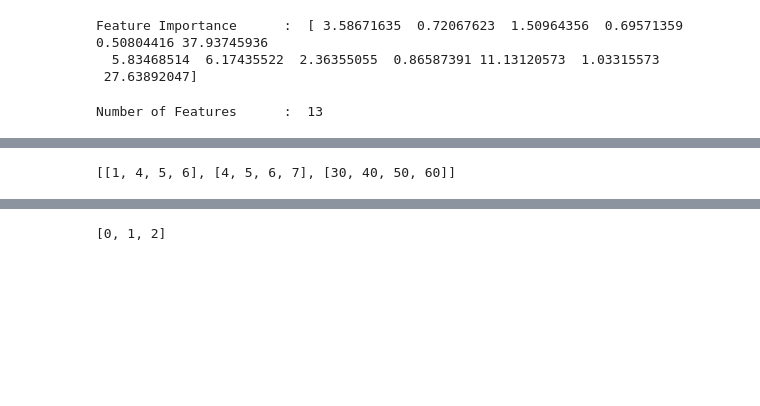
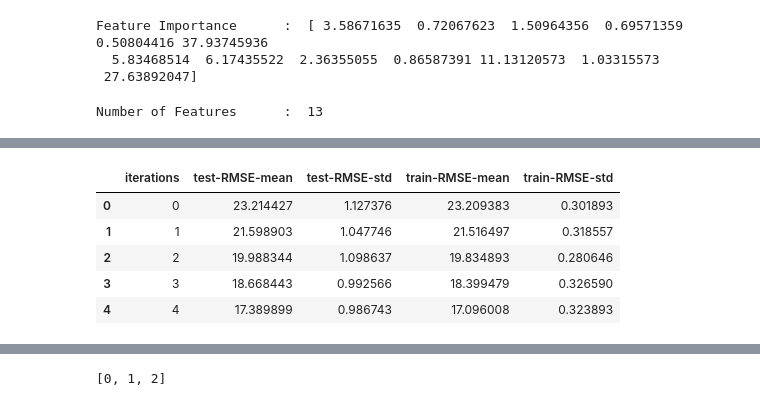
Before and after one commit to JF11579/Adelphi, a Jupyter notebook: CatBoost_Regression_Tutroial.ipynb, the cells around one changed output, grey strips where cells are left out. Saved outputs shown, nothing was run; the diff lists cells and outputs as text; code cells hidden in the pictures; blank space fills up the shorter version.

```diff
--- a/CatBoost_Regression_Tutroial.ipynb
+++ b/CatBoost_Regression_Tutroial.ipynb
@@ -279,0 +417,18 @@ Number of Features      :  13
+# %%
+booster = CatBoost()
+
+params = {
+            'iterations':[10,50],
+            'learning_rate':[0.01, 0.1],
+            'bootstrap_type':['Bayesian', 'Bernoulli', 'No']
+}
+
+search_results = booster.grid_search(params, X_train, y_train, cv=5)
+
+print("\nBest Params : ", search_results['params'])
+
+test_preds = booster.predict(X_test)
+train_preds = booster.predict(X_train)
+
+print("\nTest  R2 : %.2f"%eval_metric(y_test, test_preds, "R2")[0])
+print("Train R2 : %.2f"%eval_metric(y_train, train_preds, "R2")[0])
@@ -279,0 +454,11 @@ Number of Features      :  13
+# %%
+cv_results = pd.DataFrame(search_results["cv_results"])
+
+cv_results.head()
+# %% [output]
+|  | iterations | test-RMSE-mean | test-RMSE-std | train-RMSE-mean | train-RMSE-std |
+| 0 | 0 | 23.214427 | 1.127376 | 23.209383 | 0.301893 |
+| 1 | 1 | 21.598903 | 1.047746 | 21.516497 | 0.318557 |
+| 2 | 2 | 19.988344 | 1.098637 | 19.834893 | 0.280646 |
+| 3 | 3 | 18.668443 | 0.992566 | 18.399479 | 0.326590 |
+| 4 | 4 | 17.389899 | 0.986743 | 17.096008 | 0.323893 |
@@ -286,4 +484,0 @@ train_data = [[1, 4, 5, 6],
-# %%
-train_data
-# %% [output]
-[[1, 4, 5, 6], [4, 5, 6, 7], [30, 40, 50, 60]]
```
Also changed, not shown: parts of 37 cells of this notebook.
